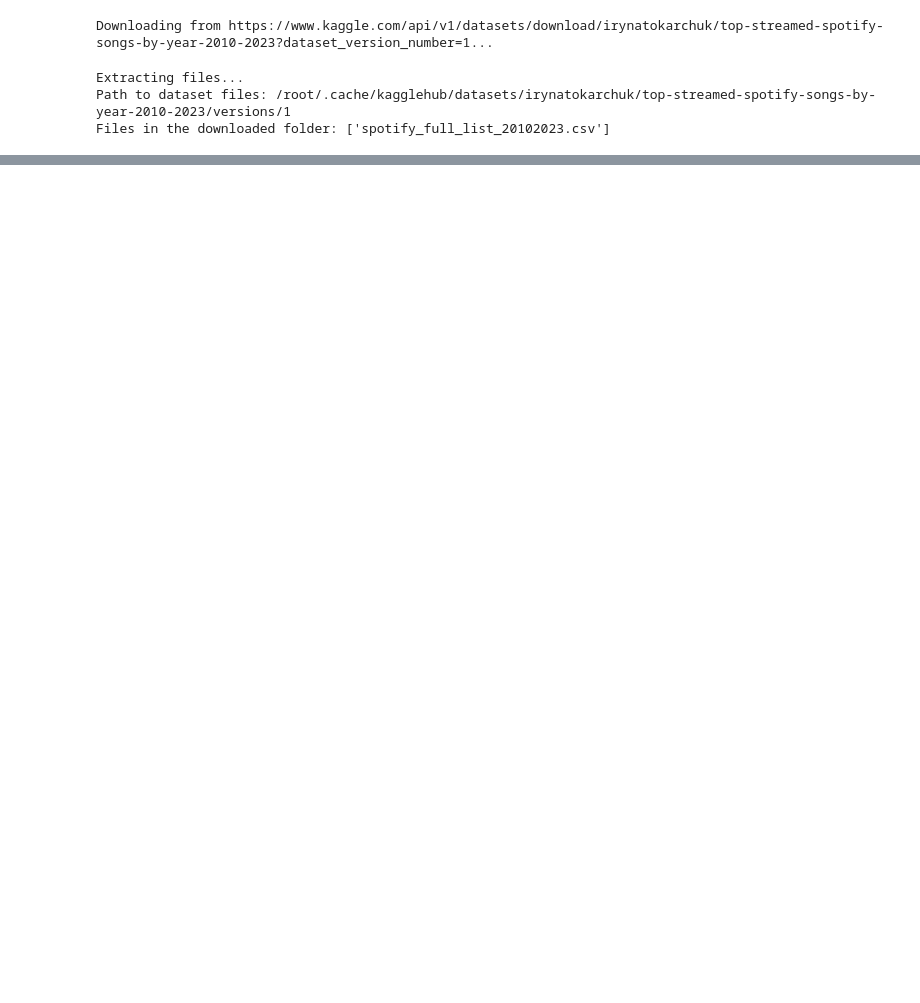
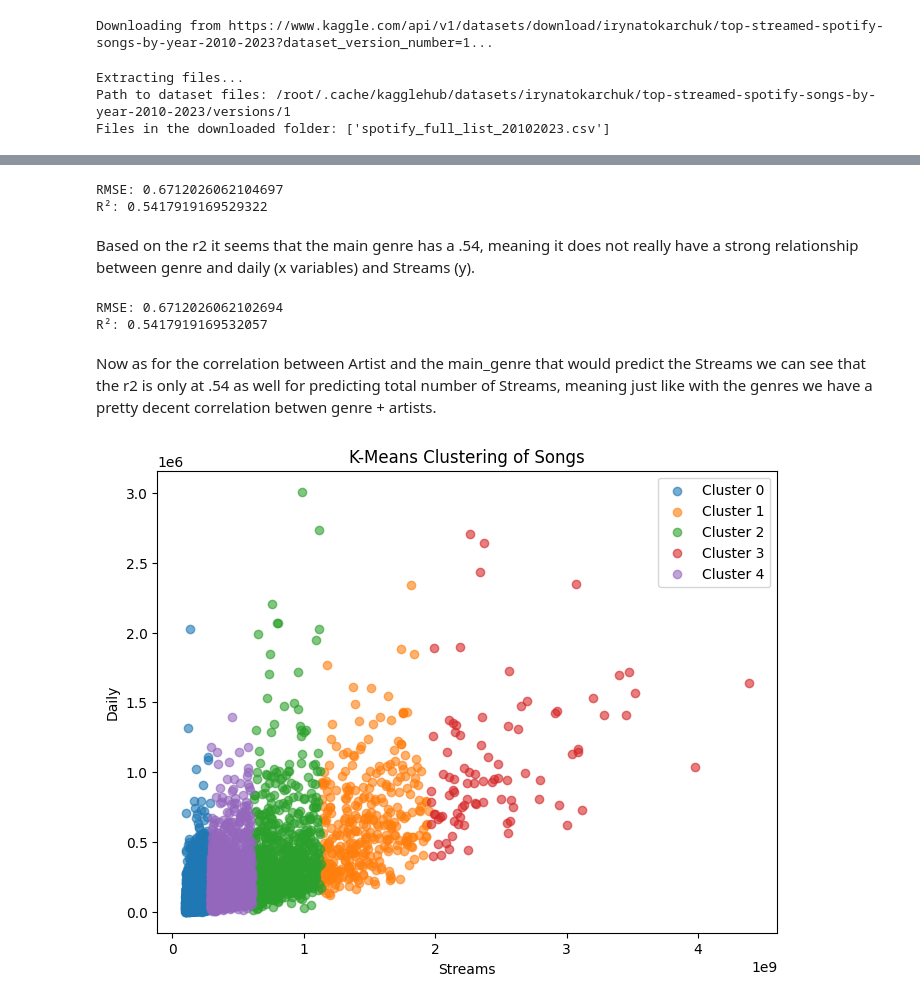
Before and after one commit to JTenaSan/22FCS2050, a Jupyter notebook: Spotify_EDA_Modeling_Jesus_Tena.ipynb, the cells around one changed output, grey strips where cells are left out. Drawn from its saved outputs; the diff is of its cells as text; code cells hidden in the pictures; blank space fills up the shorter version.

Commit message:
Added K-means

```diff
--- a/Spotify_EDA_Modeling_Jesus_Tena.ipynb
+++ b/Spotify_EDA_Modeling_Jesus_Tena.ipynb
@@ -8,6 +8,11 @@ import matplotlib.pyplot as plt
 import matplotlib.ticker as ticker
 from matplotlib.ticker import ScalarFormatter
 import kagglehub
+from sklearn.preprocessing import OneHotEncoder
+from sklearn.preprocessing import StandardScaler
+from sklearn.model_selection import train_test_split
+from sklearn.linear_model import LinearRegression
+from sklearn.metrics import mean_squared_error, r2_score
 
 # Download latest version
 path = kagglehub.dataset_download("irynatokarchuk/top-streamed-spotify-songs-by-year-2010-2023")
@@ -29,6 +34,9 @@ if os.path.exists(path):
         print("CSV file not found in the downloaded folder.")
 else:
     print("Downloaded folder not found.")
+
+
+encoder = OneHotEncoder()
 # %% [output]
 Downloading from https://www.kaggle.com/api/v1/datasets/download/irynatokarchuk/top-streamed-spotify-songs-by-year-2010-2023?dataset_version_number=1...
 Extracting files...
@@ -36,0 +47,21 @@ Files in the downloaded folder: ['spotify_full_list_20102023.csv']
+# %%
+# Encode 'main_genre'
+encoded_genres = encoder.fit_transform(df[['main_genre']]).toarray()
+encoded_genres_df = pd.DataFrame(encoded_genres, columns=[f'genre_{i}' for i in range(encoded_genres.shape[1])]) # Create a DataFrame for encoded genres
+df = pd.concat([df, encoded_genres_df], axis=1) # Concatenate the encoded genres with the original DataFrame
+
+# Encode 'Artist'
+encoded_artist = encoder.fit_transform(df[['Artist']]).toarray()
+encoded_artist_df = pd.DataFrame(encoded_artist, columns=[f'genre_{i}' for i in range(encoded_artist.shape[1])]) # Create a DataFrame for encoded Artist
+df = pd.concat([df, encoded_artist_df], axis=1) # Concatenate the encoded Artist with the original DataFrame
+
+# Scales 'Streams'
+scaler = StandardScaler()
+df['Streams'] = scaler.fit_transform(df[['Streams']])
+
+# Splits into train and test
+genre_columns = encoded_genres_df.columns # Get the genre column names
+X = df[list(genre_columns) + ['Daily']]  # Select genre columns and 'Streams' for features
+y = df['Streams']  # Example target
+
+X_train, X_test, y_train, y_test = train_test_split(X, y, test_size=0.2, random_state=42)
@@ -36,0 +74,51 @@ Files in the downloaded folder: ['spotify_full_list_20102023.csv']
+# %%
+rmse = mean_squared_error(y_test, y_pred, squared=False)
+r2 = r2_score(y_test, y_pred)
+
+print(f"RMSE: {rmse}")
+print(f"R²: {r2}")
+# %% [output]
+RMSE: 0.6712026062104697
+R²: 0.5417919169529322
+# %% [markdown]
+Based on the r2 it seems that the main genre has a .54, meaning it does not really have a strong relationship between genre and daily (x variables) and Streams (y).
+# %%
+artist_columns = encoded_artist_df.columns
+X = df[list(genre_columns) + list(artist_columns)]  # Select genre columns and 'Streams' for features
+y = df['Streams']  # Example target
+
+X_train, X_test, y_train, y_test = train_test_split(X, y, test_size=0.2, random_state=42)
+
+model2 = LinearRegression()
+model2.fit(X_train, y_train)
+
+# Predictions
+y_pred2 = model2.predict(X_test)
+
+rmse = mean_squared_error(y_test, y_pred, squared=False)
+r2 = r2_score(y_test, y_pred)
+
+print(f"RMSE: {rmse}")
+print(f"R²: {r2}")
+# %% [output]
+RMSE: 0.6712026062102694
+R²: 0.5417919169532057
+# %% [markdown]
+Now as for the correlation between Artist and the main_genre that would predict the Streams we can see that the r2 is only at .54 as well for predicting total number of Streams, meaning just like with the genres we have a pretty decent correlation betwen genre + artists.
+# %%
+from sklearn.cluster import KMeans
+kmeans = KMeans(n_clusters=5, random_state=42)
+df['Cluster'] = kmeans.fit_predict(df[['Streams', 'Daily']])
+
+plt.figure(figsize=(8, 6))
+for cluster in range(5):  # 5 clusters as an example
+    cluster_data = df[df['Cluster'] == cluster]
+    plt.scatter(cluster_data['Streams'], cluster_data['Daily'], label=f'Cluster {cluster}', alpha=0.6)
+
+plt.title('K-Means Clustering of Songs')
+plt.xlabel('Streams')
+plt.ylabel('Daily')
+plt.legend()
+plt.show()
+# %% [output]
+[figure, added]
```
Also changed, not shown: parts of 5 cells of this notebook.
